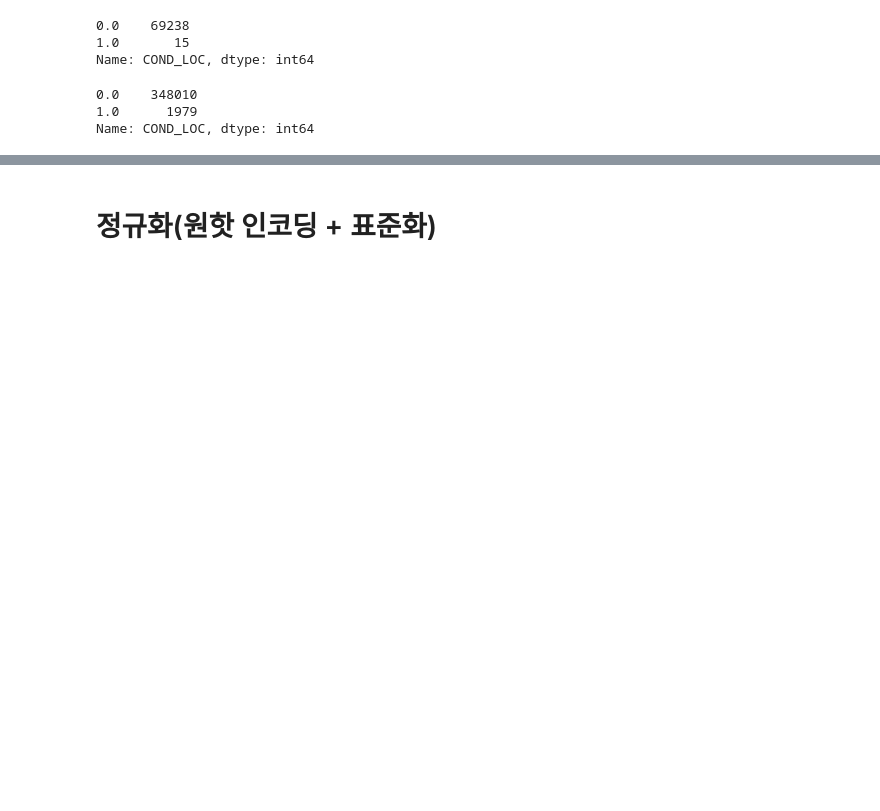
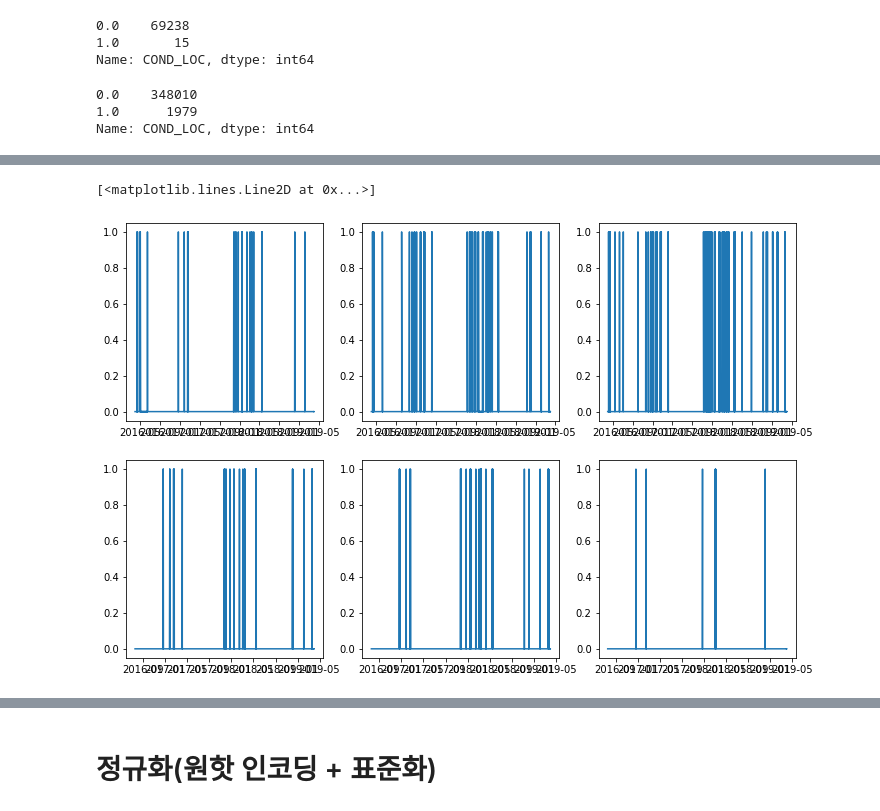
Before and after one commit to ek-koh/2020-Weather-Bigdata-Contest, a Jupyter notebook: Weather-Bigdata-Contest/기상청 빅데이터 콘테스트(공장 데이터 전처리 및 기계학습).ipynb, the cells around one changed output, grey strips where cells are left out. Saved outputs shown, nothing was run; the diff lists cells and outputs as text; code cells hidden in the pictures; blank space fills up the shorter version.

```diff
--- a/Weather-Bigdata-Contest/기상청 빅데이터 콘테스트(공장 데이터 전처리 및 기계학습).ipynb
+++ b/Weather-Bigdata-Contest/기상청 빅데이터 콘테스트(공장 데이터 전처리 및 기계학습).ipynb
@@ -811,0 +853,3 @@ Name: COND_LOC, dtype: int64
+# %%
+plant['PLANT'] = plant['PLANT'].astype(int)
+plant['LOC'] = plant['LOC'].astype(int)
@@ -811,0 +892,14 @@ Name: COND_LOC, dtype: int64
+# %%
+plantloc_11 = plant[(plant['PLANT'] == 1) & (plant['LOC'] == 1)]
+plantloc_12 = plant[(plant['PLANT'] == 1) & (plant['LOC'] == 2)]
+plantloc_13 = plant[(plant['PLANT'] == 1) & (plant['LOC'] == 3)]
+plantloc_21 = plant[(plant['PLANT'] == 2) & (plant['LOC'] == 1)]
+plantloc_22 = plant[(plant['PLANT'] == 2) & (plant['LOC'] == 2)]
+plantloc_23 = plant[(plant['PLANT'] == 2) & (plant['LOC'] == 3)]
+# %%
+test11 = plantloc_11[['MEA_DDHR', 'COND_LOC']]
+test12 = plantloc_12[['MEA_DDHR', 'COND_LOC']]
+test13 = plantloc_13[['MEA_DDHR', 'COND_LOC']]
+test21 = plantloc_21[['MEA_DDHR', 'COND_LOC']]
+test22 = plantloc_22[['MEA_DDHR', 'COND_LOC']]
+test23 = plantloc_23[['MEA_DDHR', 'COND_LOC']]
@@ -811,0 +927,29 @@ Name: COND_LOC, dtype: int64
+# %%
+test11.set_index('MEA_DDHR', inplace=True)
+test12.set_index('MEA_DDHR', inplace=True)
+test13.set_index('MEA_DDHR', inplace=True)
+test21.set_index('MEA_DDHR', inplace=True)
+test22.set_index('MEA_DDHR', inplace=True)
+test23.set_index('MEA_DDHR', inplace=True)
+# %%
+plt.rcParams['figure.figsize'] = [12,8]
+plt.subplot(2,3,1)
+plt.plot(test11)
+
+plt.subplot(2,3,2)
+plt.plot(test12)
+
+plt.subplot(2,3,3)
+plt.plot(test13)
+
+plt.subplot(2,3,4)
+plt.plot(test21)
+
+plt.subplot(2,3,5)
+plt.plot(test22)
+
+plt.subplot(2,3,6)
+plt.plot(test23)
+# %% [output]
+[<matplotlib.lines.Line2D at 0x...>]
+[figure, added]
```
Also changed, not shown: parts of 80 cells of this notebook.
